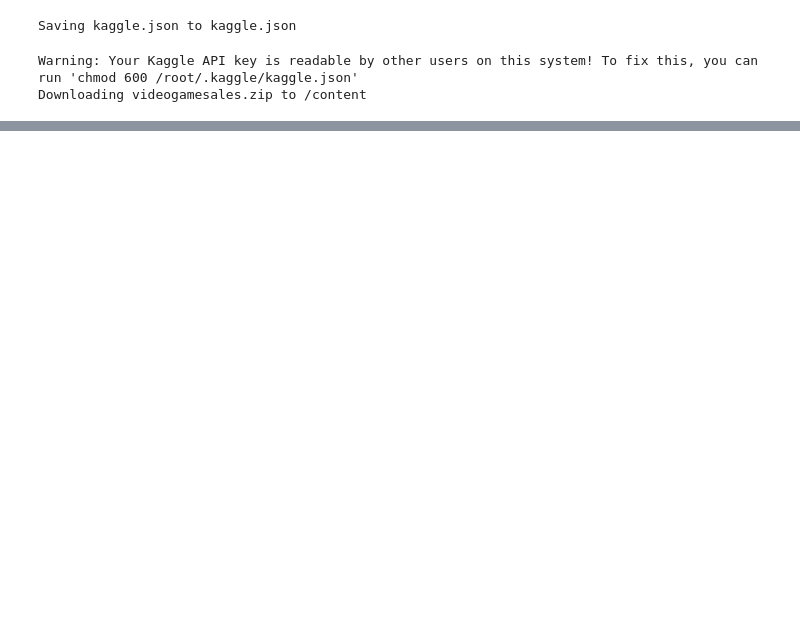
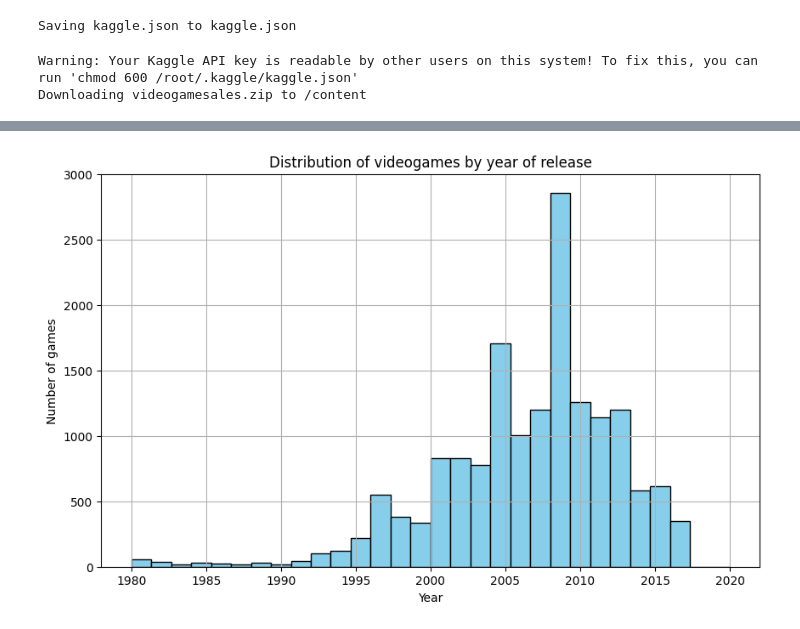
Before and after one commit to VladimirVladetic/VizualizacijaPodatakaDZ, a Jupyter notebook: Vizualizacija.ipynb, the cells around one changed output, grey strips where cells are left out. Drawn from its saved outputs; the diff is of its cells as text; code cells hidden in the pictures; blank space fills up the shorter version.

```diff
--- a/Vizualizacija.ipynb
+++ b/Vizualizacija.ipynb
@@ -65,3 +65,19 @@ print(df.head())
 2     15.85     12.88      3.79         3.31         35.82
 3     15.75     11.01      3.28         2.96         33.00
 4     11.27      8.89     10.22         1.00         31.37
+# %%
+df = df.dropna(subset=['Year'], axis=0)
+df['Year'] = df['Year'].astype(str)
+df['Year'] = df['Year'].str.split('.').str[0]
+df['Year'] = df['Year'].astype(int)
+# %%
+def gamesByYear(df):
+  df['Year'] = df['Year'].astype(int)
+
+  plt.figure(figsize=(10, 6))
+  plt.hist(df['Year'], bins=30, color='skyblue', edgecolor='black')
+  plt.title('Distribution of videogames by year of release')
+  plt.xlabel('Year')
+  plt.ylabel('Number of games')
+  plt.grid(True)
+  plt.show()
@@ -67,0 +103,4 @@ print(df.head())
+# %%
+gamesByYear(df)
+# %% [output]
+[figure, added]
```
Also changed, not shown: parts of 3 cells of this notebook.
